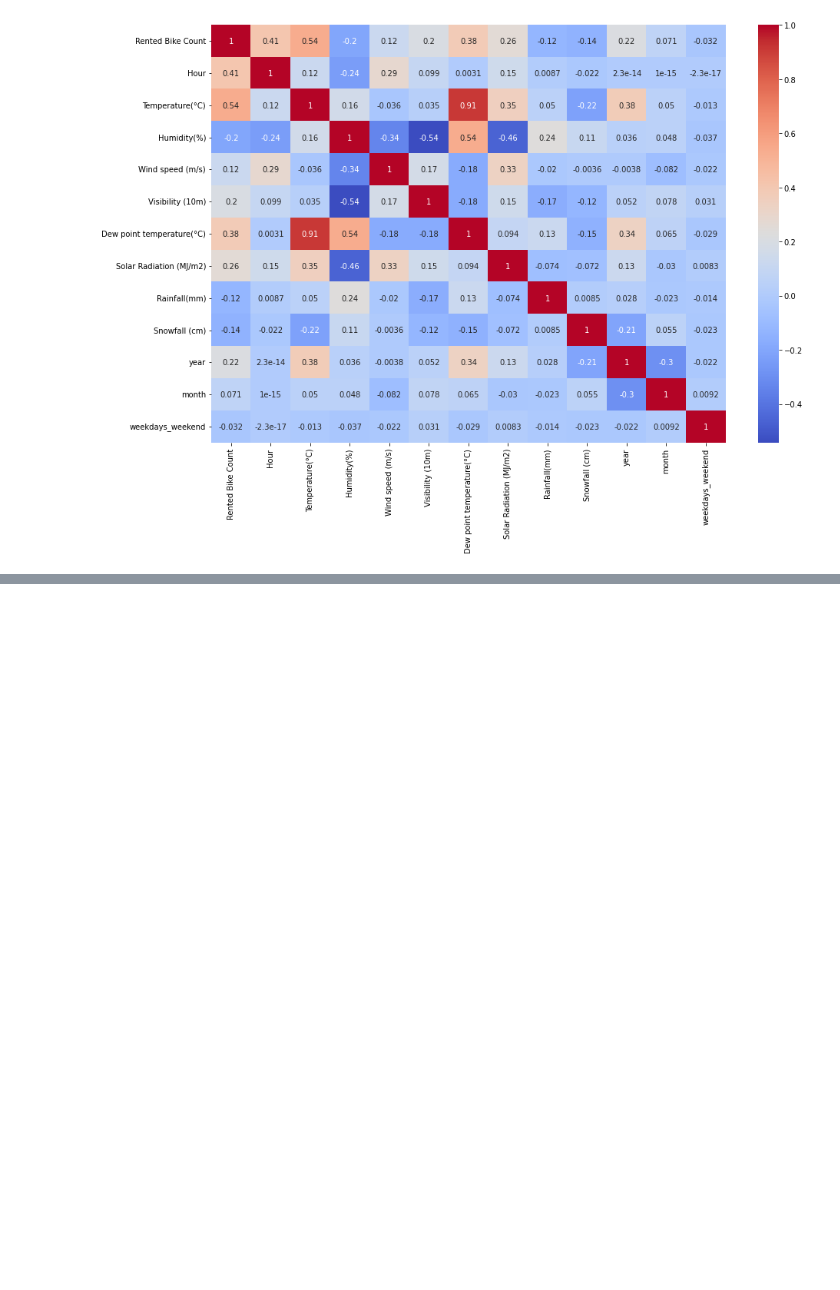
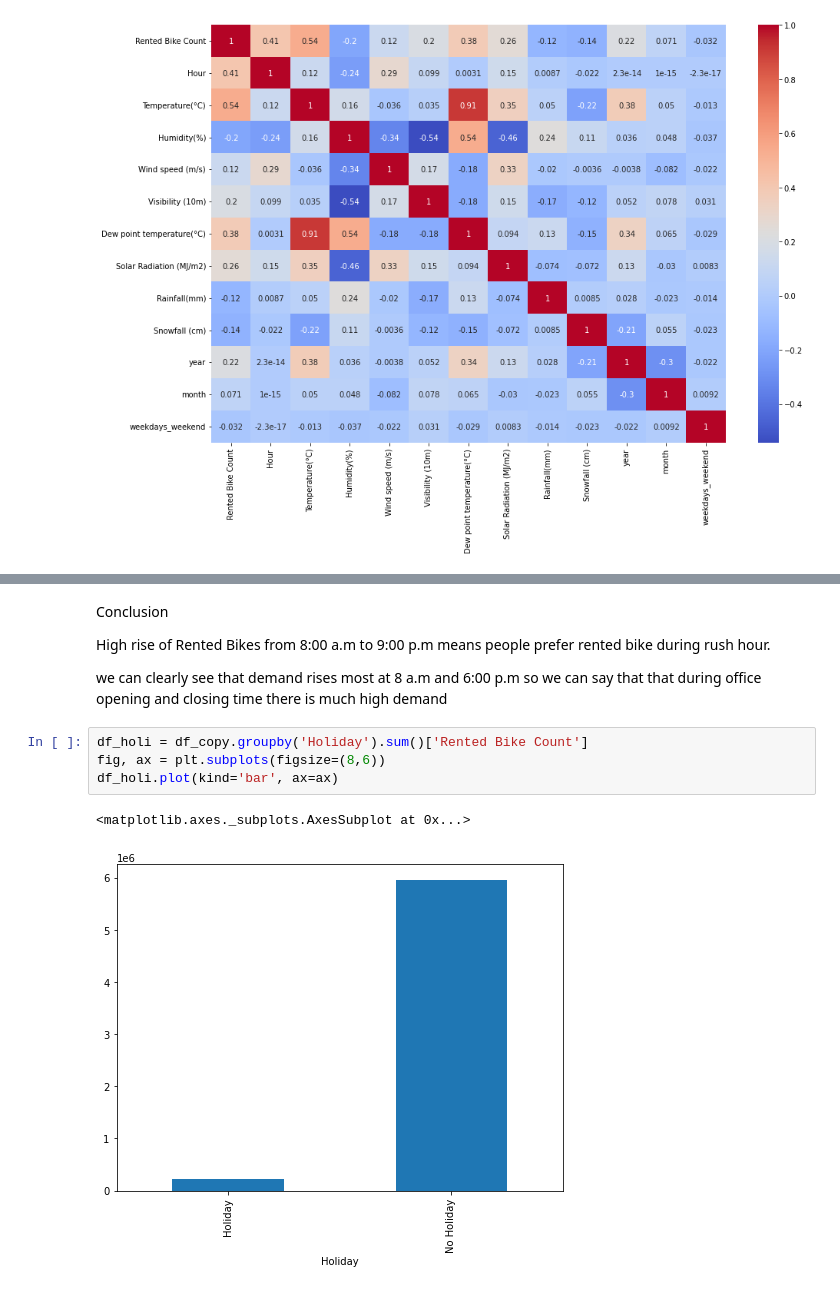
Before and after one commit to Jaypardeshii/Bike-Sharing-Demand-Prediction, a Jupyter notebook: Copy_of_Bike_Sharing_Demand_Prediction_Capstone_Project.ipynb, the cells around one changed output, grey strips where cells are left out. Cells and saved outputs as stored; diff of their text form; blank space fills up the shorter version.

```diff
--- a/Copy_of_Bike_Sharing_Demand_Prediction_Capstone_Project.ipynb
+++ b/Copy_of_Bike_Sharing_Demand_Prediction_Capstone_Project.ipynb
@@ -164,0 +186,13 @@ sdf['Rented Bike Count'].plot(kind='pie',autopct='%1.1f%%',figsize=(15,8), shado
+# %% [markdown]
+Conclusion
+
+High rise of Rented Bikes from 8:00 a.m to 9:00 p.m means people prefer rented bike during rush hour.
+
+we can clearly see that demand rises most at 8 a.m and 6:00 p.m so we can say that that during office opening and closing time there is much high demand
+# %%
+df_holi = df_copy.groupby('Holiday').sum()['Rented Bike Count']
+fig, ax = plt.subplots(figsize=(8,6))
+df_holi.plot(kind='bar', ax=ax)
+# %% [output]
+<matplotlib.axes._subplots.AxesSubplot at 0x...>
+[figure, added]
```
Also changed, not shown: parts of 8 cells of this notebook.
